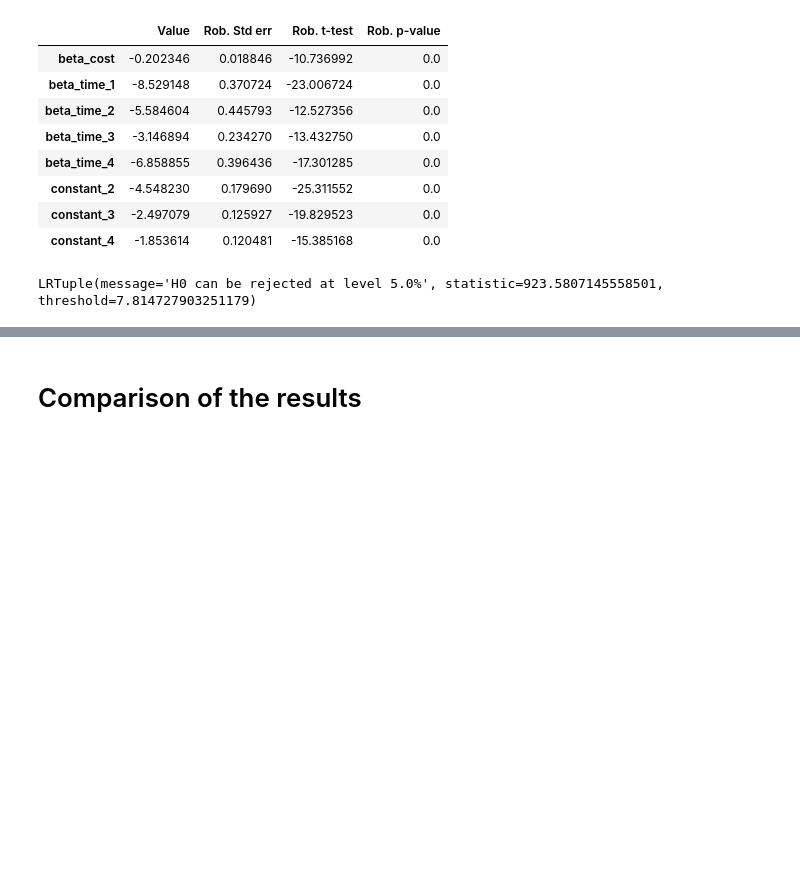
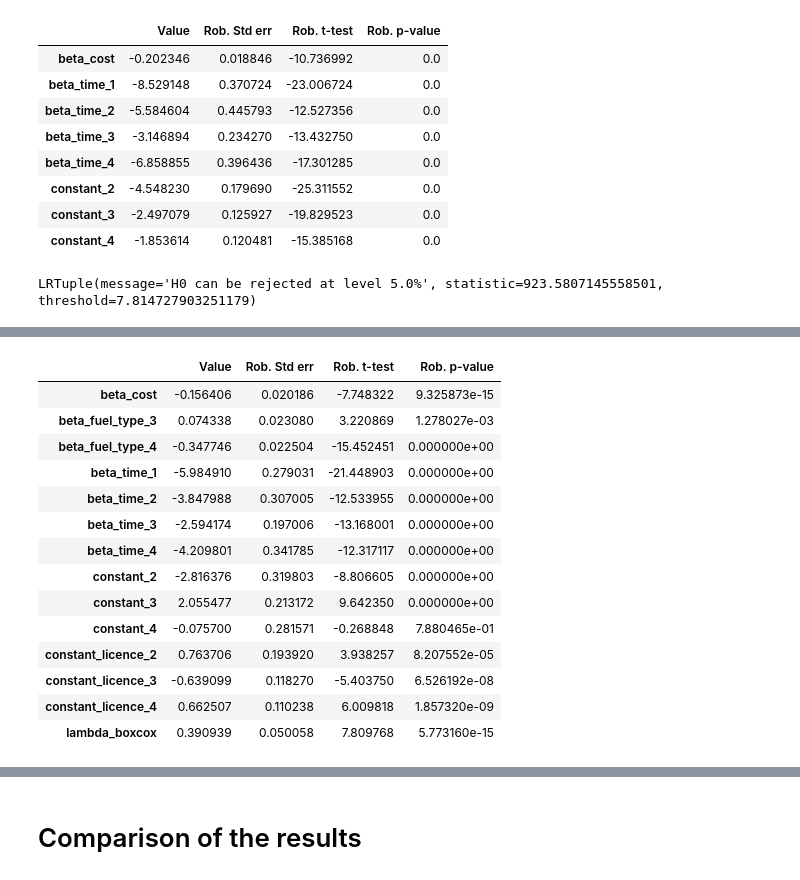
Before and after one commit to GAnagno/Choice, a Jupyter notebook: assignment.ipynb, the cells around one changed output, grey strips where cells are left out. Cells and saved outputs as stored; diff of their text form; code cells hidden in the pictures; blank space fills up the shorter version.

```diff
--- a/assignment.ipynb
+++ b/assignment.ipynb
@@ -500,0 +568,18 @@ LRTuple(message='H0 can be rejected at level 5.0%', statistic=1083.9666989014368
+# %%
+all_results['Nonlinear.'].getEstimatedParameters()
+# %% [output]
+|  | Value | Rob. Std err | Rob. t-test | Rob. p-value |
+| beta_cost | -0.156406 | 0.020186 | -7.748322 | 9.325873e-15 |
+| beta_fuel_type_3 | 0.074338 | 0.023080 | 3.220869 | 1.278027e-03 |
+| beta_fuel_type_4 | -0.347746 | 0.022504 | -15.452451 | 0.000000e+00 |
+| beta_time_1 | -5.984910 | 0.279031 | -21.448903 | 0.000000e+00 |
+| beta_time_2 | -3.847988 | 0.307005 | -12.533955 | 0.000000e+00 |
+| beta_time_3 | -2.594174 | 0.197006 | -13.168001 | 0.000000e+00 |
+| beta_time_4 | -4.209801 | 0.341785 | -12.317117 | 0.000000e+00 |
+| constant_2 | -2.816376 | 0.319803 | -8.806605 | 0.000000e+00 |
+| constant_3 | 2.055477 | 0.213172 | 9.642350 | 0.000000e+00 |
+| constant_4 | -0.075700 | 0.281571 | -0.268848 | 7.880465e-01 |
+| constant_licence_2 | 0.763706 | 0.193920 | 3.938257 | 8.207552e-05 |
+| constant_licence_3 | -0.639099 | 0.118270 | -5.403750 | 6.526192e-08 |
+| constant_licence_4 | 0.662507 | 0.110238 | 6.009818 | 1.857320e-09 |
+| lambda_boxcox | 0.390939 | 0.050058 | 7.809768 | 5.773160e-15 |
```
Also changed, not shown: parts of 24 cells of this notebook.
